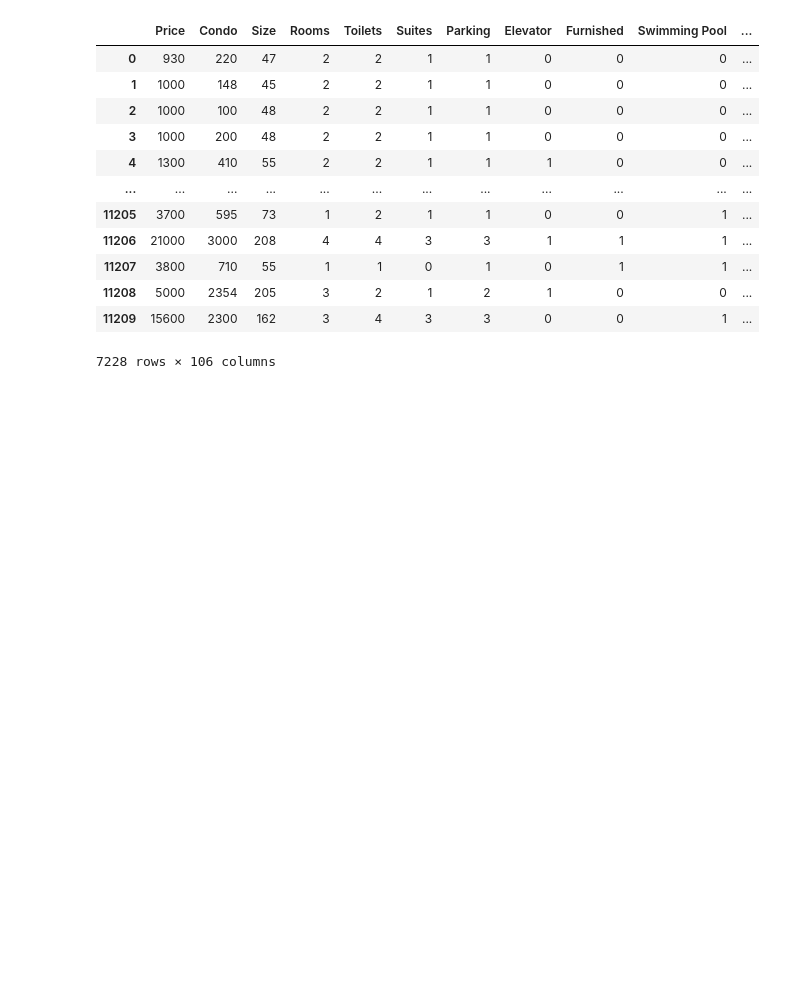
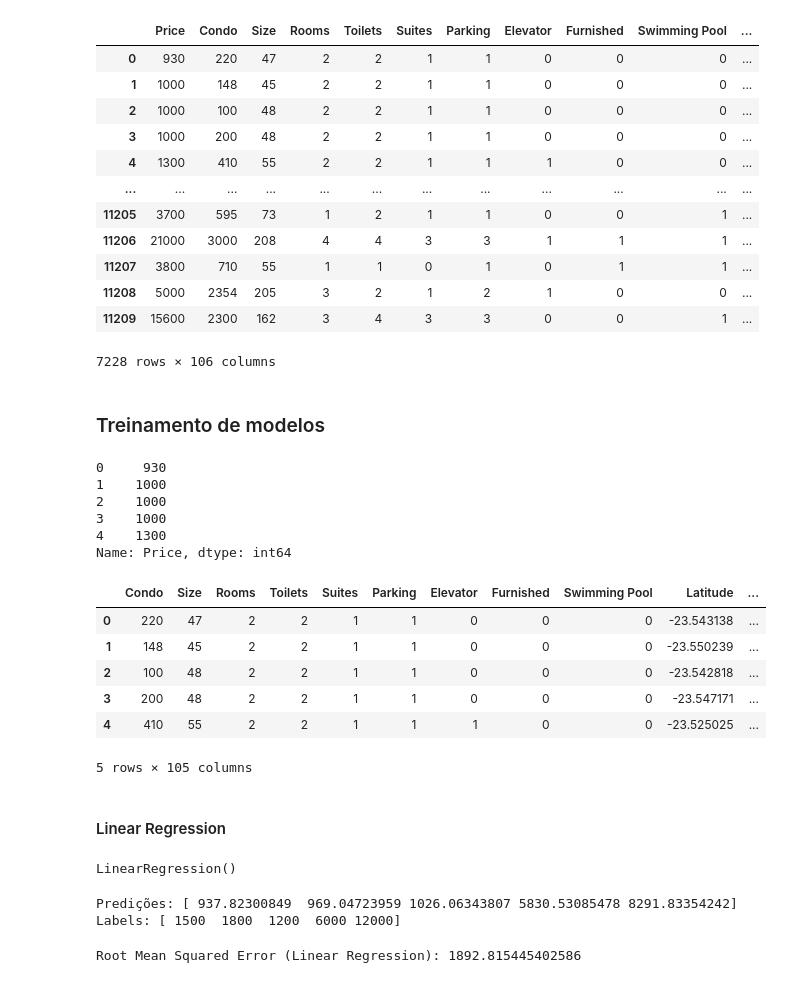
Before and after one commit to douglas-vp/precificacao-apartamentos-sp, a Jupyter notebook: analise_mercado_imobiliario.ipynb, the cells around one changed output. Drawn from its saved outputs; the diff is of its cells as text; code cells hidden in the pictures; blank space fills up the shorter version.

```diff
--- a/analise_mercado_imobiliario.ipynb
+++ b/analise_mercado_imobiliario.ipynb
@@ -221,3 +221,29 @@ df
 | 11208 | 5000 | 2354 | 205 | 3 | 2 | 1 | 2 | 1 | 0 | 0 | ... |
 | 11209 | 15600 | 2300 | 162 | 3 | 4 | 3 | 3 | 0 | 0 | 1 | ... |
 7228 rows × 106 columns
+# %% [markdown]
+### Treinamento de modelos
+# %%
+#
+from sklearn.model_selection import train_test_split
+Y = df["Price"]
+X = df.loc[:, df.columns != "Price"]
+# %%
+Y.head()
+# %% [output]
+0     930
+1    1000
+2    1000
+3    1000
+4    1300
+Name: Price, dtype: int64
+# %%
+X.head()
+# %% [output]
+|  | Condo | Size | Rooms | Toilets | Suites | Parking | Elevator | Furnished | Swimming Pool | Latitude | ... |
+| 0 | 220 | 47 | 2 | 2 | 1 | 1 | 0 | 0 | 0 | -23.543138 | ... |
+| 1 | 148 | 45 | 2 | 2 | 1 | 1 | 0 | 0 | 0 | -23.550239 | ... |
+| 2 | 100 | 48 | 2 | 2 | 1 | 1 | 0 | 0 | 0 | -23.542818 | ... |
+| 3 | 200 | 48 | 2 | 2 | 1 | 1 | 0 | 0 | 0 | -23.547171 | ... |
+| 4 | 410 | 55 | 2 | 2 | 1 | 1 | 1 | 0 | 0 | -23.525025 | ... |
+5 rows × 105 columns
@@ -223,0 +253,31 @@ df
+# %% [markdown]
+#### Linear Regression
+# %%
+# Treinando um modelo de regressão linear usando os dados de treinamento
+from sklearn.linear_model import LinearRegression
+
+linear_regression = LinearRegression()
+linear_regression.fit(x_train, y_train) # Utiliza a função de custo para otimizar o modelo
+# %% [output]
+LinearRegression()
+# %%
+#
+dados = x_train.iloc[:5]
+labels = y_train.iloc[:5]
+
+print("Predições:", linear_regression.predict(dados))
+print("Labels:", labels.values)
+# %% [output]
+Predições: [ 937.82300849  969.04723959 1026.06343807 5830.53085478 8291.83354242]
+Labels: [ 1500  1800  1200  6000 12000]
+# %%
+# Calculando o erro quadrático médio (MSE) para avaliar a performance do modelo de regressão linear
+from sklearn.metrics import mean_squared_error
+
+preds = linear_regression.predict(x_train)
+rmse = mean_squared_error(y_train, preds)
+
+rmse_lin_reg = np.sqrt(rmse)
+print("Root Mean Squared Error (Linear Regression):", rmse_lin_reg)
+# %% [output]
+Root Mean Squared Error (Linear Regression): 1892.815445402586
```
Also changed, not shown: parts of 14 cells of this notebook, 1 other file.
